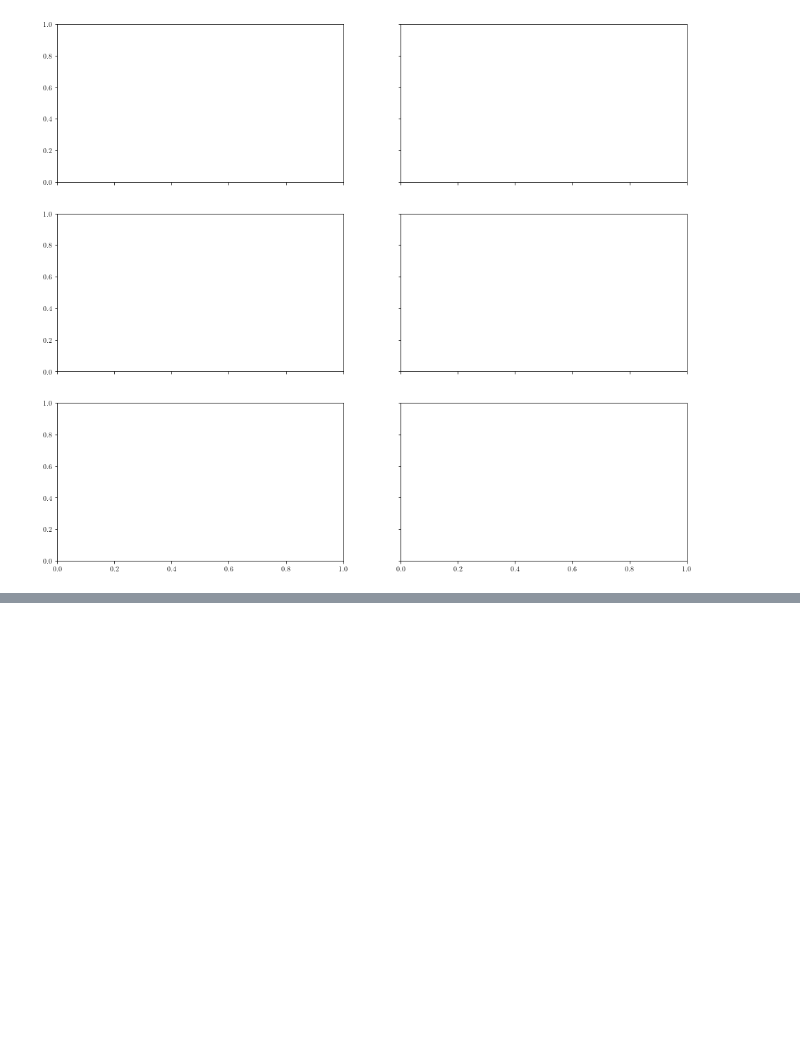
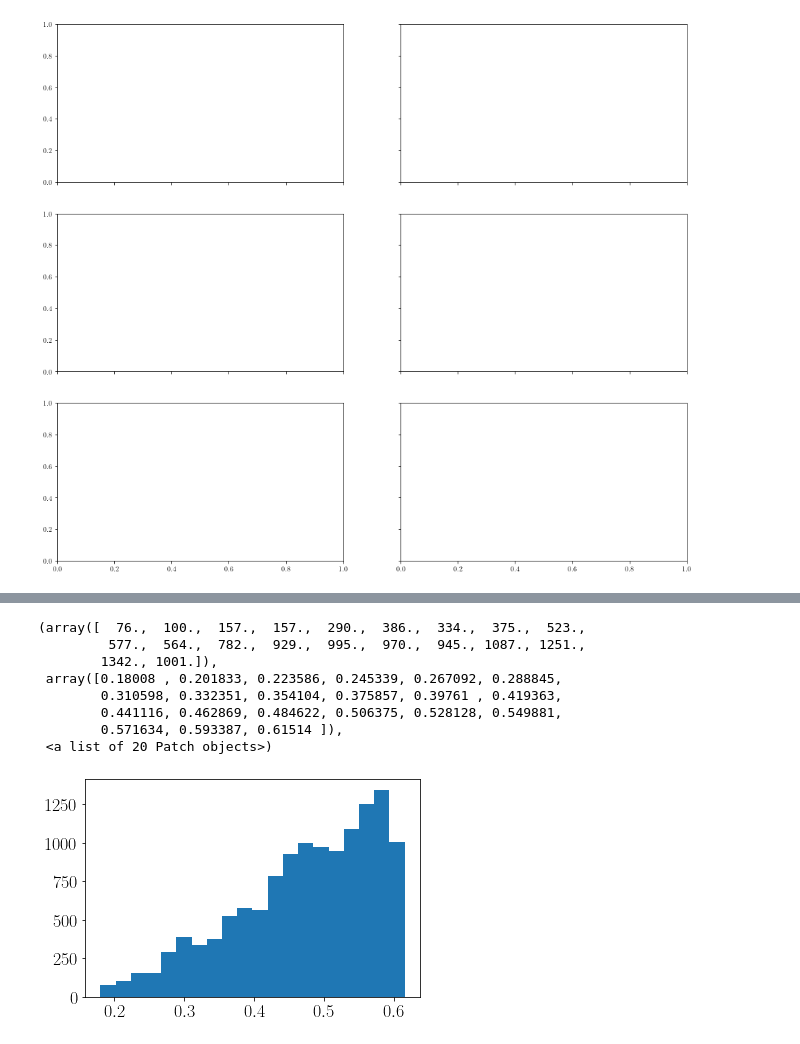
Before and after one commit to shivampcosmo/ACTxDESY3, a Jupyter notebook: src/plotting/shearxy.ipynb, the cells around one changed output, grey strips where cells are left out. Saved outputs shown, nothing was run; the diff lists cells and outputs as text; code cells hidden in the pictures; blank space fills up the shorter version.

```diff
--- a/src/plotting/shearxy.ipynb
+++ b/src/plotting/shearxy.ipynb
@@ -3947,0 +3993,12 @@ _,Pk_back = sph(r_array, nu=0, q=2.5)(xi_basis * np.sqrt(np.pi / 2.), extrap=Tru
+# %%
+pl.hist(dfv[:,2], bins=20)
+# %% [output]
+(array([  76.,  100.,  157.,  157.,  290.,  386.,  334.,  375.,  523.,
+         577.,  564.,  782.,  929.,  995.,  970.,  945., 1087., 1251.,
+        1342., 1001.]),
+ array([0.18008 , 0.201833, 0.223586, 0.245339, 0.267092, 0.288845,
+        0.310598, 0.332351, 0.354104, 0.375857, 0.39761 , 0.419363,
+        0.441116, 0.462869, 0.484622, 0.506375, 0.528128, 0.549881,
+        0.571634, 0.593387, 0.61514 ]),
+ <a list of 20 Patch objects>)
+[figure, added]
```
Also changed, not shown: parts of 7 cells of this notebook, 27 other files.
